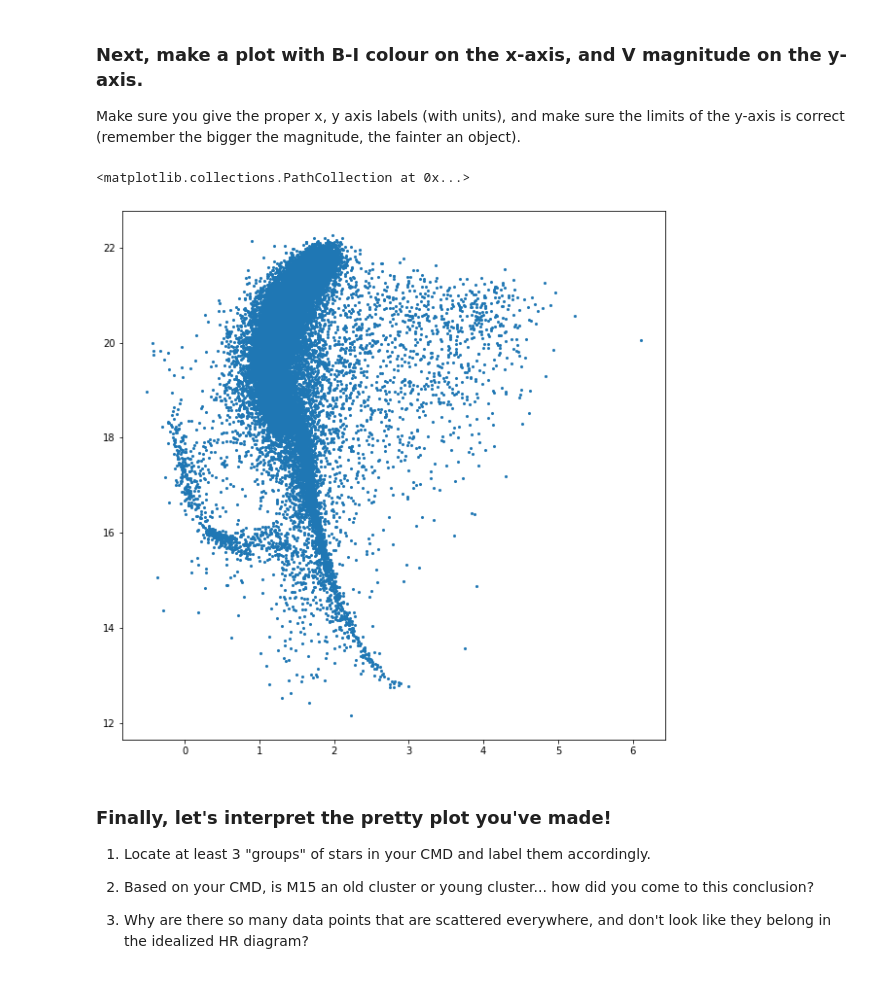
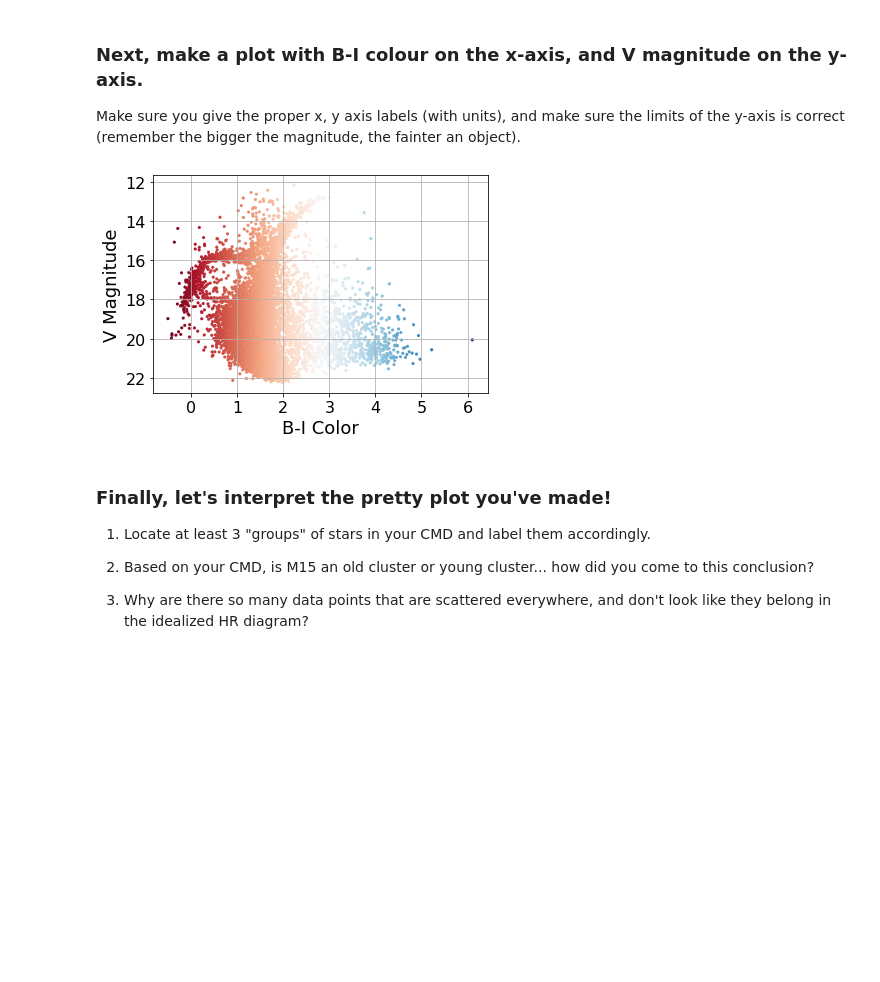
Before and after one commit to mbartlett01/AY3190, a Jupyter notebook: lessons/07-extra_plotting_Bartlett.ipynb, the cells around one changed output. Drawn from its saved outputs; the diff is of its cells as text; code cells hidden in the pictures; blank space fills up the shorter version.

```diff
--- a/lessons/07-extra_plotting_Bartlett.ipynb
+++ b/lessons/07-extra_plotting_Bartlett.ipynb
@@ -77,35 +80,44 @@ Make sure you give the proper x, y axis labels (with units), and make sure the l
 # %%
 #Calculate the B-I Color
 color = np.array(m15['Bmag'] - m15['Imag']);
 vMag = np.array(m15['Vmag'])
 
 #Plot B-I color vs Vmag
-fig, ax = plt.subplots(figsize=(10,10))
-ax.scatter(color, vMag, marker = '.', linewidths = 0.1)
+plt.scatter(color, vMag, marker = '.', c= color, cmap = 'RdBu', linewidths = 0.1)
 
 #Make plot larger to make it easier to see.
+
 
 #Note: you need to run this command before your plotting commands!
 
 
 #Plot B-I as the x value and V as the y value. Give '.' to plot as points not connected with lines.
 #Adjust markersize and make points translucent with alpha=0.5 so you can see where the points pile up
 
+#Find the min and maximum of the axes
+min_color = np.min(color)
+max_color = np.max(color)
+min_mag = np.min(vMag)
+max_mag = np.max(vMag)
+whitespace = 0.5
 
-#Flip y-axis so that you're plotting Vmag from fainter (bigger mag value) to brighter (smaller mag value)
-
+#Invert the y-axis
+plt.ylim(min_color - whitespace, max_color + whitespace)
+plt.ylim(max_mag + whitespace, min_mag - whitespace)
 
 #Add axis labels:
-
+plt.xlabel("B-I Color", fontsize = 18)
+plt.ylabel("V Magnitude", fontsize = 18)
 
 #Make numbers on axes larger to make plot easier to read
+plt.xticks(fontsize = 16)
+plt.yticks(fontsize = 16)
 
 #Add background grid lines
-#plt.grid()
+plt.grid()
 # Don't forget to comment code!
 # %% [output]
-<matplotlib.collections.PathCollection at 0x...>
-[figure, old version]
+[figure, new version]
 # %% [markdown]
 ### Finally, let's interpret the pretty plot you've made! ###
 
```
Also changed, not shown: parts of 1 cell of this notebook, 2 other files.
